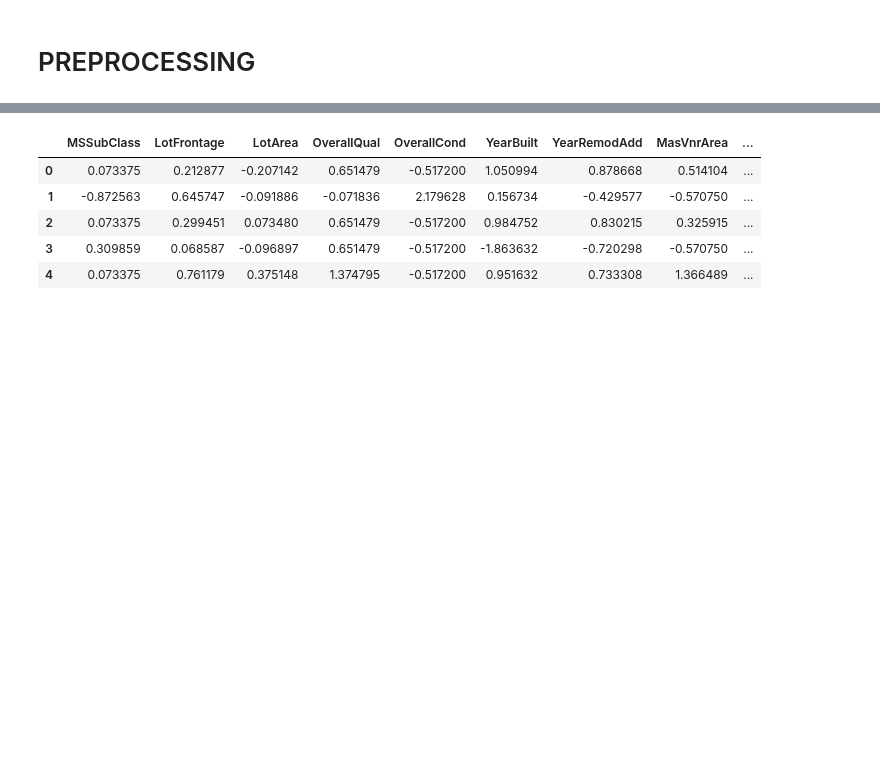
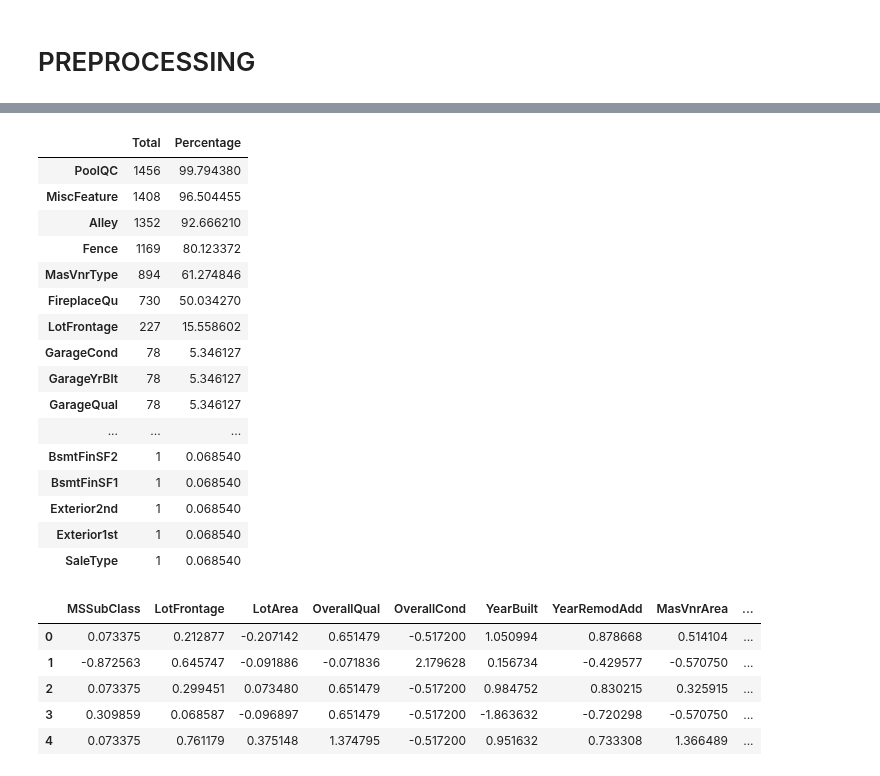
Before and after one commit to viniciusparede/house-prices-prediction-ppgia, a Jupyter notebook: notebooks/linear_regression_prediction.ipynb, the cells around one changed output, grey strips where cells are left out. Saved outputs shown, nothing was run; the diff lists cells and outputs as text; code cells hidden in the pictures; blank space fills up the shorter version.

```diff
--- a/notebooks/linear_regression_prediction.ipynb
+++ b/notebooks/linear_regression_prediction.ipynb
@@ -67,3 +95,37 @@ df_sample_submission.head()
+# %%
+# Calcular a porcentagem de valores ausentes em cada coluna com valores ausentes maiores que 0
+missing_data = df_test.isnull().sum()[df_test.isnull().sum() > 0]
+missing_data_percentage = missing_data / len(df_test) * 100
+
+# Combinar as informações em um dataframe
+df_train_missing_values = pd.concat(
+    [missing_data, missing_data_percentage], axis=1, keys=["Total", "Percentage"]
+)
+
+# Ordenar os valores pela porcentagem de valores ausentes em ordem decrescente
+df_train_missing_values = df_train_missing_values.sort_values(
+    by="Percentage", ascending=False
+)
+
+df_train_missing_values
+# %% [output]
+|  | Total | Percentage |
+| PoolQC | 1456 | 99.794380 |
+| MiscFeature | 1408 | 96.504455 |
+| Alley | 1352 | 92.666210 |
+| Fence | 1169 | 80.123372 |
+| MasVnrType | 894 | 61.274846 |
+| FireplaceQu | 730 | 50.034270 |
+| LotFrontage | 227 | 15.558602 |
+| GarageCond | 78 | 5.346127 |
+| GarageYrBlt | 78 | 5.346127 |
+| GarageQual | 78 | 5.346127 |
+| ... | ... | ... |
+| BsmtFinSF2 | 1 | 0.068540 |
+| BsmtFinSF1 | 1 | 0.068540 |
+| Exterior2nd | 1 | 0.068540 |
+| Exterior1st | 1 | 0.068540 |
+| SaleType | 1 | 0.068540 |
 # %%
 # Fixing Missing Data
 
```
Also changed, not shown: parts of 7 cells of this notebook.
